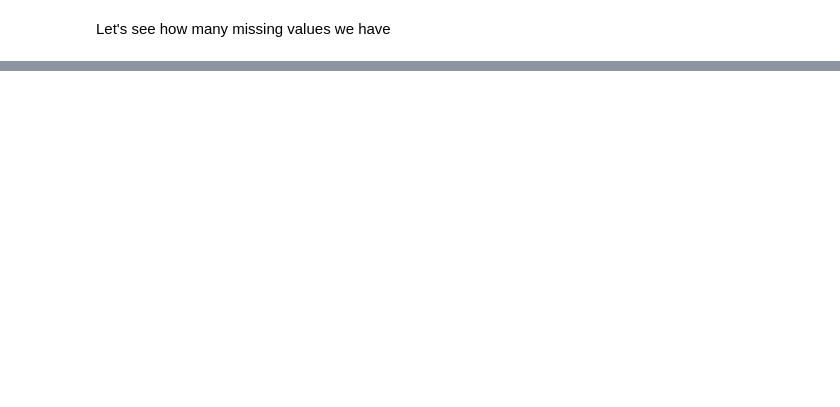
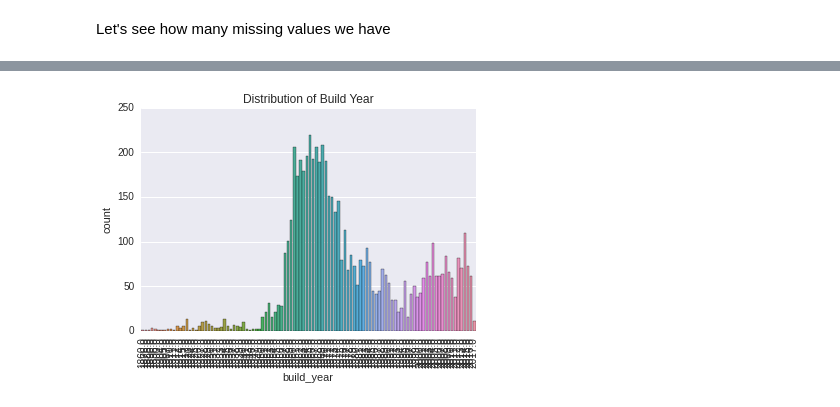
Before and after one commit to vsmolyakov/kaggle, a Jupyter notebook: sberbank/sberbank_notebook.ipynb, the cells around one changed output, grey strips where cells are left out. Saved outputs shown, nothing was run; the diff lists cells and outputs as text; code cells hidden in the pictures; blank space fills up the shorter version.

```diff
--- a/sberbank/sberbank_notebook.ipynb
+++ b/sberbank/sberbank_notebook.ipynb
@@ -52,0 +87,11 @@ plt.show()
+# %%
+#build year histogram
+plt.figure()
+plt.xticks(rotation='90')
+idx = train_df[(train_df['build_year'] <= 1691) | (train_df['build_year'] >= 2018)].index
+by_df = train_df.drop(idx).sort_values(by=['build_year'])
+sns.countplot(by_df['build_year'])
+plt.title("Distribution of Build Year")
+plt.show()
+# %% [output]
+[figure, added]
```
Also changed, not shown: parts of 11 cells of this notebook.
